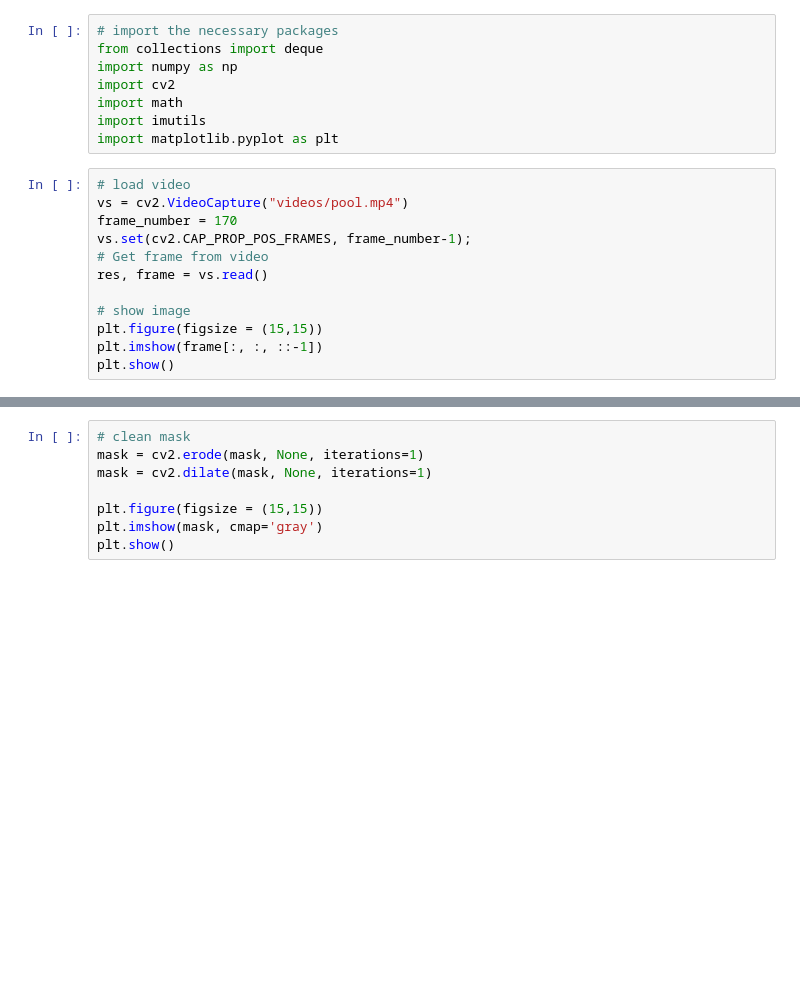
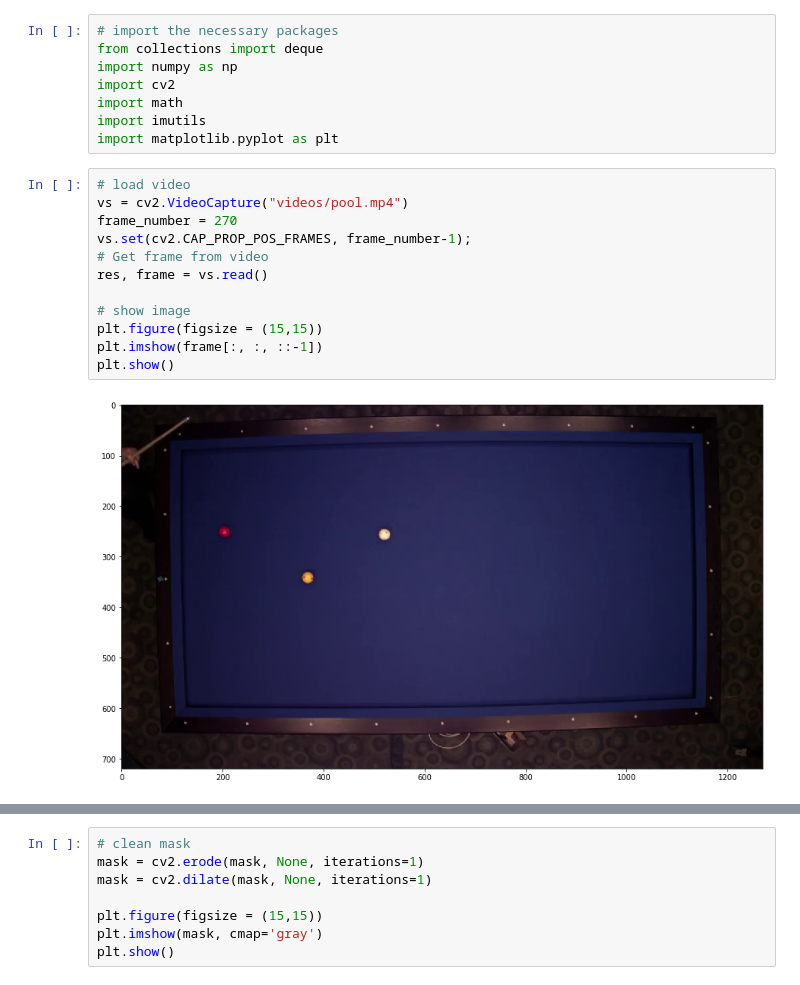
Before and after one commit to hotpot-code/pool-prediction, a Jupyter notebook: ball-detection.ipynb, the cells around one changed output, grey strips where cells are left out. Cells and saved outputs as stored; diff of their text form; blank space fills up the shorter version.

```diff
--- a/ball-detection.ipynb
+++ b/ball-detection.ipynb
@@ -9,15 +9,17 @@ import matplotlib.pyplot as plt
 # %%
 # load video
 vs = cv2.VideoCapture("videos/pool.mp4")
-frame_number = 170
+frame_number = 270
 vs.set(cv2.CAP_PROP_POS_FRAMES, frame_number-1);
 # Get frame from video
 res, frame = vs.read()
 
 # show image
 plt.figure(figsize = (15,15))
 plt.imshow(frame[:, :, ::-1])
 plt.show()
+# %% [output]
+[figure, added]
 # %%
 # crop image
 frame = frame[70:620, 100:1150]
```
Also changed, not shown: parts of 3 cells of this notebook, 8 other files.
